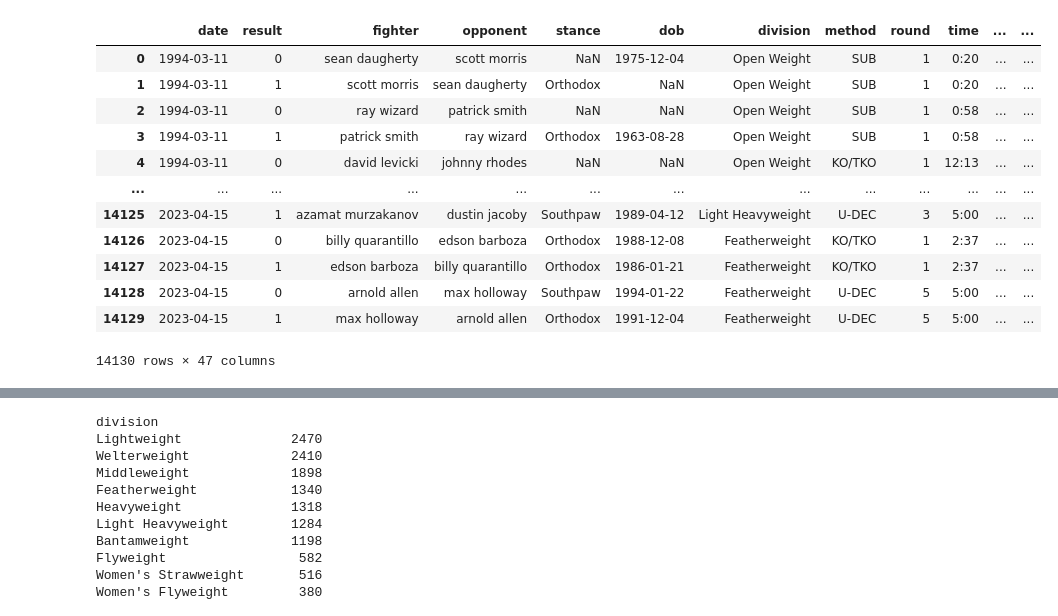
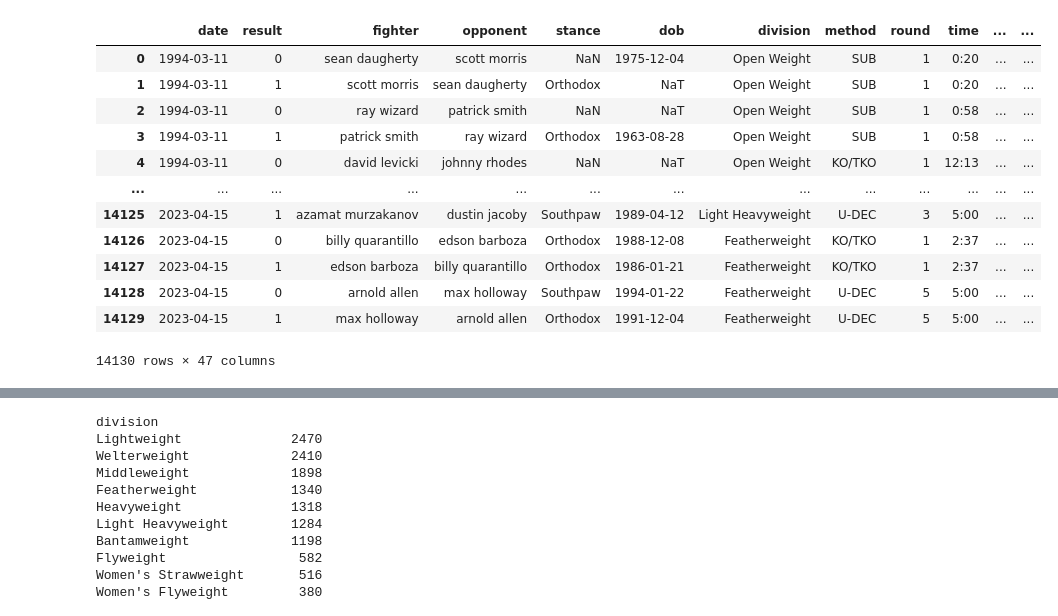
Before and after one commit to YeoWeiHan123/MMA-Contextual-Bandit, a Jupyter notebook: bt4014-mma.ipynb, the cells around one changed output, grey strips where cells are left out. Drawn from its saved outputs; the diff is of its cells as text; code cells hidden in the pictures.

```diff
--- a/bt4014-mma.ipynb
+++ b/bt4014-mma.ipynb
@@ -4,34 +4,35 @@ import datetime
 # %%
 # Using the basic stats as outlined in the dataset description (except urls)
 masterMLpublic = pd.read_csv("/kaggle/input/mma-differentials-and-elo/masterMLpublic.csv",
                             usecols = [
                                 "date", "result", "fighter", "opponent", "division",
                                 "stance", "dob", "method", "total_comp_time", "round",
                                 "time", "referee", "time_format", "reach", "height",
                                 "age", "knockdowns", "sub_attempts", "reversals", "control",
                                 "takedowns_landed", "takedowns_attempts",
                                 "sig_strikes_landed", "sig_strikes_attempts",
                                 "total_strikes_landed", "total_strikes_attempts",
                                 "head_strikes_landed", "head_strikes_attempts",
                                 "body_strikes_landed", "body_strikes_attempts",
                                 "leg_strikes_landed", "leg_strikes_attempts",
                                 "distance_strikes_landed", "distance_strikes_attempts",
                                 "clinch_strikes_landed", "clinch_strikes_attempts",
                                 "ground_strikes_landed", "ground_strikes_attempts",
                                 "KO_losses", "days_since_last_comp", "lose_streak",
                                 "win_streak", "win_loss_ratio", "total_comp_time", "stamina",
                                 "num_fights", "trueskill", "elo"
                             ])
-# Convert the date column from object into datetime
+# Convert the date columns from object into datetime
 masterMLpublic["date"] = pd.to_datetime(masterMLpublic["date"]).dt.date
+masterMLpublic["dob"] = pd.to_datetime(masterMLpublic["dob"]).dt.date
 masterMLpublic
 # %% [output]
 |  | date | result | fighter | opponent | stance | dob | division | method | round | time | ... | ... |
 | 0 | 1994-03-11 | 0 | sean daugherty | scott morris | NaN | 1975-12-04 | Open Weight | SUB | 1 | 0:20 | ... | ... |
-| 1 | 1994-03-11 | 1 | scott morris | sean daugherty | Orthodox | NaN | Open Weight | SUB | 1 | 0:20 | ... | ... |
-| 2 | 1994-03-11 | 0 | ray wizard | patrick smith | NaN | NaN | Open Weight | SUB | 1 | 0:58 | ... | ... |
+| 1 | 1994-03-11 | 1 | scott morris | sean daugherty | Orthodox | NaT | Open Weight | SUB | 1 | 0:20 | ... | ... |
+| 2 | 1994-03-11 | 0 | ray wizard | patrick smith | NaN | NaT | Open Weight | SUB | 1 | 0:58 | ... | ... |
 | 3 | 1994-03-11 | 1 | patrick smith | ray wizard | Orthodox | 1963-08-28 | Open Weight | SUB | 1 | 0:58 | ... | ... |
-| 4 | 1994-03-11 | 0 | david levicki | johnny rhodes | NaN | NaN | Open Weight | KO/TKO | 1 | 12:13 | ... | ... |
+| 4 | 1994-03-11 | 0 | david levicki | johnny rhodes | NaN | NaT | Open Weight | KO/TKO | 1 | 12:13 | ... | ... |
 | ... | ... | ... | ... | ... | ... | ... | ... | ... | ... | ... | ... | ... |
 | 14125 | 2023-04-15 | 1 | azamat murzakanov | dustin jacoby | Southpaw | 1989-04-12 | Light Heavyweight | U-DEC | 3 | 5:00 | ... | ... |
 | 14126 | 2023-04-15 | 0 | billy quarantillo | edson barboza | Orthodox | 1988-12-08 | Featherweight | KO/TKO | 1 | 2:37 | ... | ... |
```
Also changed, not shown: parts of 4 cells of this notebook.
